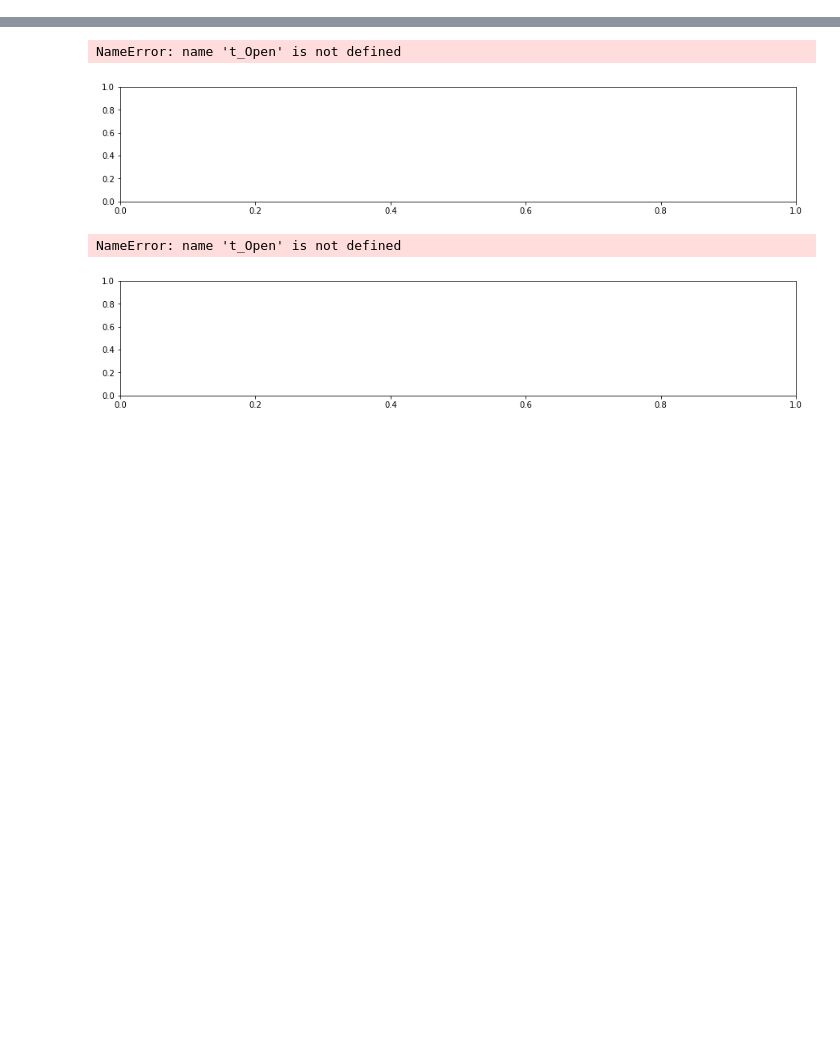
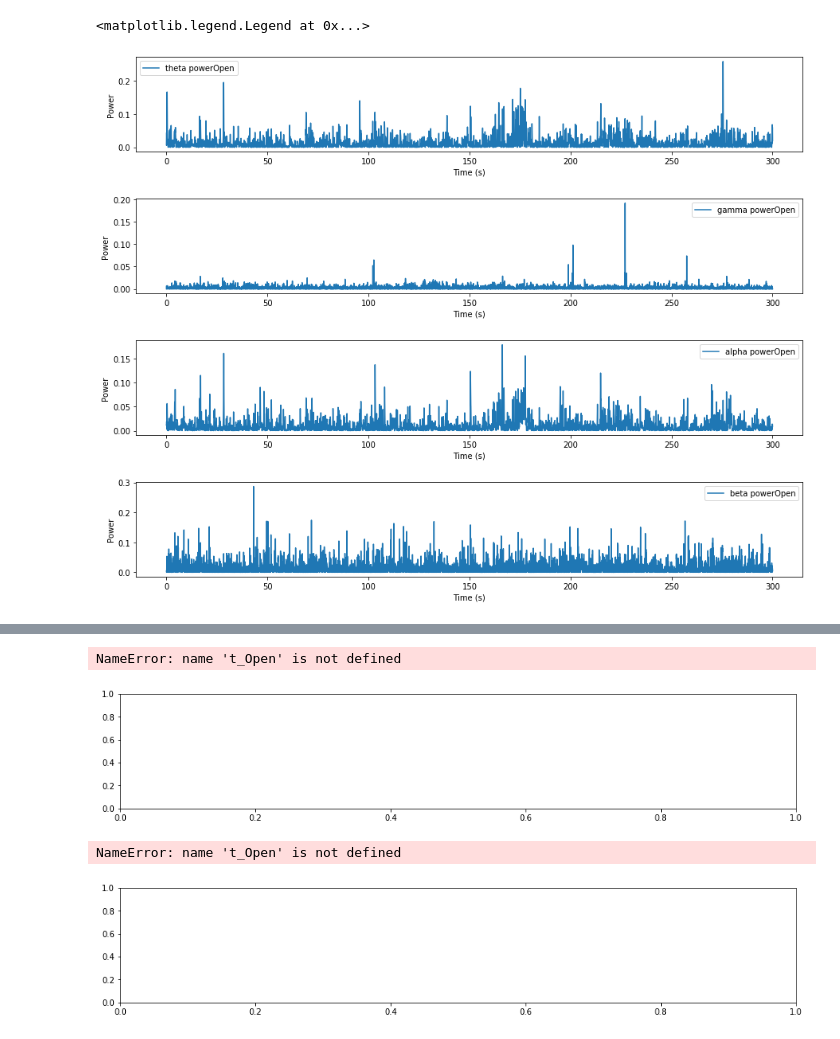
Before and after one commit to dylew898/Cogs118Project, a Jupyter notebook: Phase amplitude Coupling-Copy1.ipynb, the cells around one changed output, grey strips where cells are left out. Cells and saved outputs as stored; diff of their text form; code cells hidden in the pictures; blank space fills up the shorter version.

Commit message:
plotted powers together

```diff
--- a/Phase amplitude Coupling-Copy1.ipynb
+++ b/Phase amplitude Coupling-Copy1.ipynb
@@ -91,3 +100,34 @@ alpha_powerSleep, alpha_phaseSleep = compute_power_phase(x_a_alphaSleep)
 beta_powerOpen, beta_phaseOpen = compute_power_phase(x_a_betaOpen)
 beta_powerClosed, beta_phaseClosed = compute_power_phase(x_a_betaClosed)
 beta_powerSleep, beta_phaseSleep = compute_power_phase(x_a_betaSleep)
+# %%
+# Eyes open instantaneous power
+plt.figure(figsize=(15,12))
+plt.subplots_adjust(hspace=.5)
+
+# theta power
+plt.subplot(4,1,1)
+plt.plot(t_Open, theta_powerOpen, label = 'theta powerOpen')
+plt.xlabel('Time (s)'); plt.ylabel('Power')
+plt.legend()
+
+# gamma power
+plt.subplot(4,1,2)
+plt.plot(t_Open, gamma_powerOpen, label = 'gamma powerOpen')
+plt.xlabel('Time (s)'); plt.ylabel('Power')
+plt.legend()
+
+# alpha power
+plt.subplot(4,1,3)
+plt.plot(t_Open, alpha_powerOpen, label = 'alpha powerOpen')
+plt.xlabel('Time (s)'); plt.ylabel('Power')
+plt.legend()
+
+# beta power
+plt.subplot(4,1,4)
+plt.plot(t_Open, beta_powerOpen, label = 'beta powerOpen')
+plt.xlabel('Time (s)'); plt.ylabel('Power')
+plt.legend()
+# %% [output]
+<matplotlib.legend.Legend at 0x...>
+[figure, added]
```
Also changed, not shown: parts of 9 cells of this notebook.
